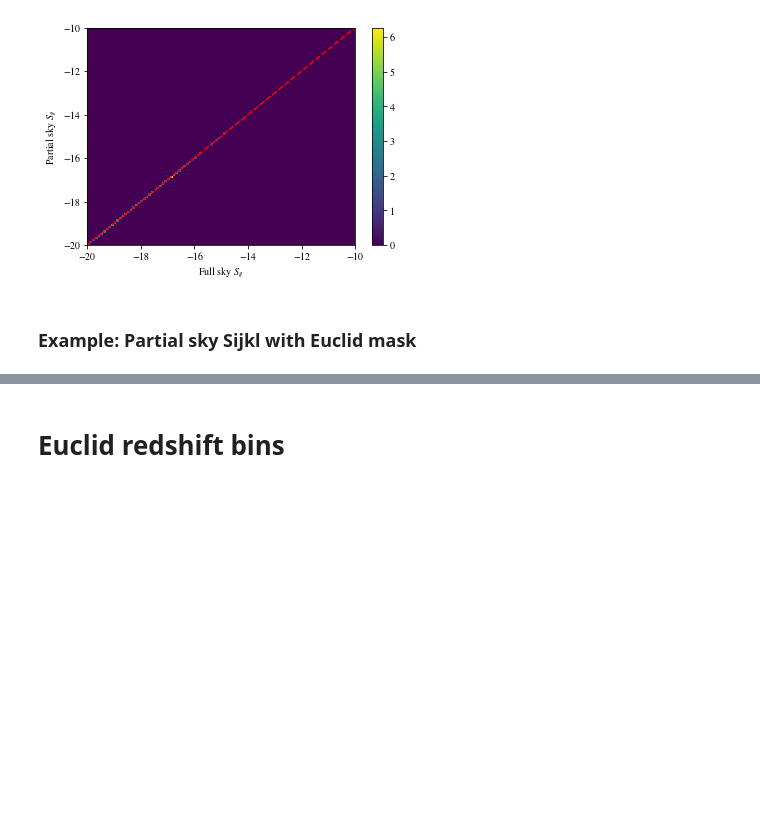
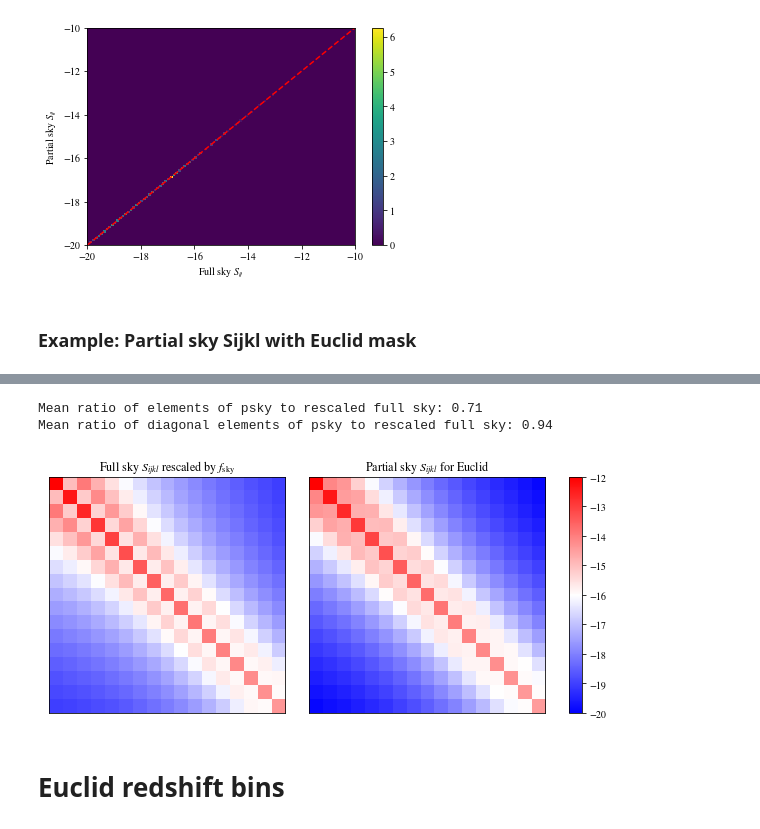
Before and after one commit to fabienlacasa/PySSC, a Jupyter notebook: Partsky_examples.ipynb, the cells around one changed output, grey strips where cells are left out. Drawn from its saved outputs; the diff is of its cells as text; code cells hidden in the pictures; blank space fills up the shorter version.

```diff
--- a/Partsky_examples.ipynb
+++ b/Partsky_examples.ipynb
@@ -444,3 +462,25 @@ c_bar=fig.colorbar(im,cax=cbar_ax,fraction=.5)
+# %%
+# Compare to full sky rescaled by f_sky
+f_sky = 0.3762
+
+fig,axes=plt.subplots(nrows=1,ncols=2,figsize=(9,4))
+im = axes[0].imshow(np.log(abs(Sijkl_full_recast_valid/f_sky)),interpolation='none',cmap='bwr',extent=[zmin,zmax,zmax,zmin],vmin=-20,vmax=-12)
+im2 = axes[1].imshow(np.log(abs(Sijkl_pskyE_recast_valid)),interpolation='none',cmap='bwr',extent=[zmin,zmax,zmax,zmin],vmin=-20,vmax=-12)
+for ax in axes:
+    ax.get_xaxis().set_ticks([])
+    ax.get_yaxis().set_ticks([])
+axes[0].set_title(r'Full sky $S_{ijkl}$ rescaled by $f_\mathrm{sky}$')
+axes[1].set_title(r'Partial sky $S_{ijkl}$ for Euclid')
+fig.subplots_adjust(left=0.03,bottom=0.08,top=0.9,right=0.83,wspace=0.01)
+cbar_ax = fig.add_axes([0.85, 0.08, 0.02, 0.82])
+c_bar=fig.colorbar(im,cax=cbar_ax,fraction=.5)
+
+print('Mean ratio of elements of psky to rescaled full sky: %.2f' %(np.mean(Sijkl_pskyE_recast_valid/(Sijkl_full_recast_valid/f_sky))))
+print('Mean ratio of diagonal elements of psky to rescaled full sky: %.2f' %(np.mean(np.diag(Sijkl_pskyE_recast_valid/(Sijkl_full_recast_valid/f_sky)))))
+# %% [output]
+Mean ratio of elements of psky to rescaled full sky: 0.71
+Mean ratio of diagonal elements of psky to rescaled full sky: 0.94
+[figure, added]
 # %% [markdown]
 # Euclid redshift bins
 # %%
```
Also changed, not shown: parts of 12 cells of this notebook.
